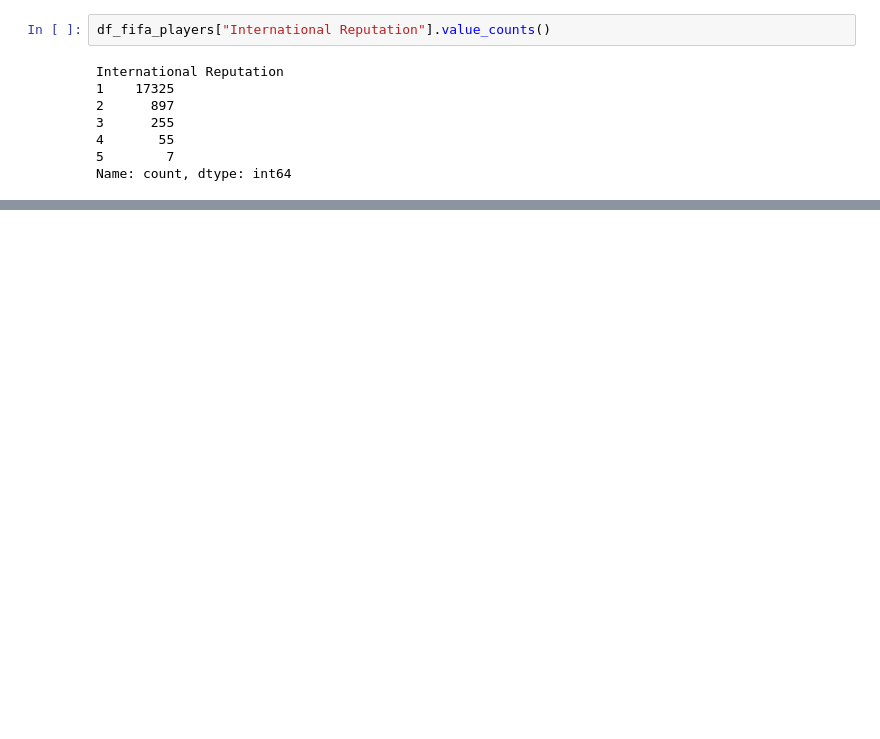
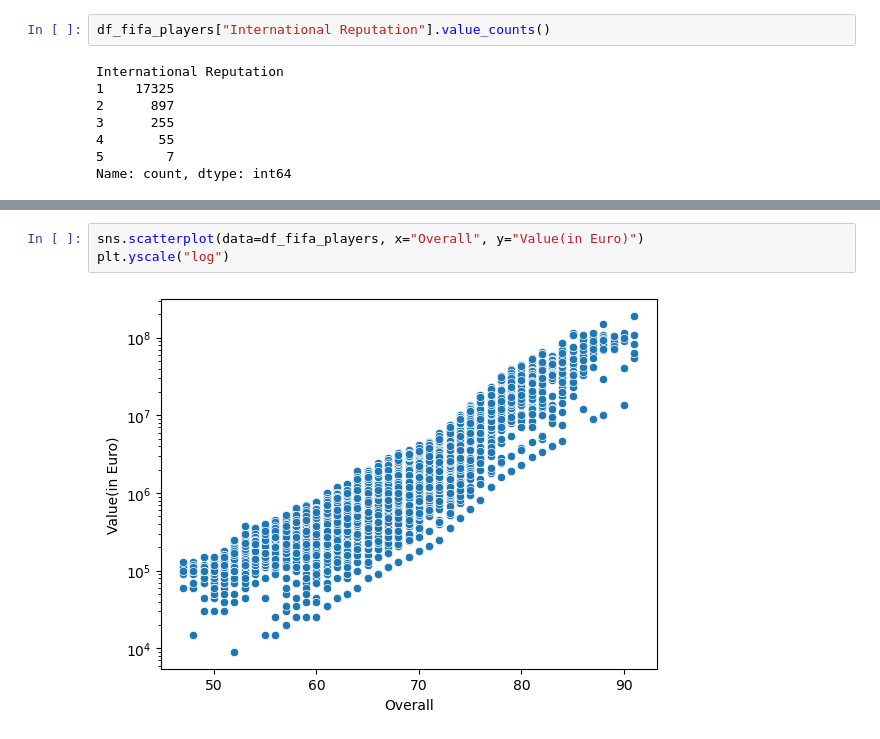
Before and after one commit to Simonmaignan/data-analysis-projects, a Jupyter notebook: projects/fifa-23-players/fifa23-players-explore.ipynb, the cells around one changed output, grey strips where cells are left out. Drawn from its saved outputs; the diff is of its cells as text; blank space fills up the shorter version.

```diff
--- a/projects/fifa-23-players/fifa23-players-explore.ipynb
+++ b/projects/fifa-23-players/fifa23-players-explore.ipynb
@@ -133,0 +146,5 @@ sns.countplot(
+# %%
+sns.scatterplot(data=df_fifa_players, x="Overall", y="Value(in Euro)")
+plt.yscale("log")
+# %% [output]
+[figure, added]
```
Also changed, not shown: parts of 10 cells of this notebook.
